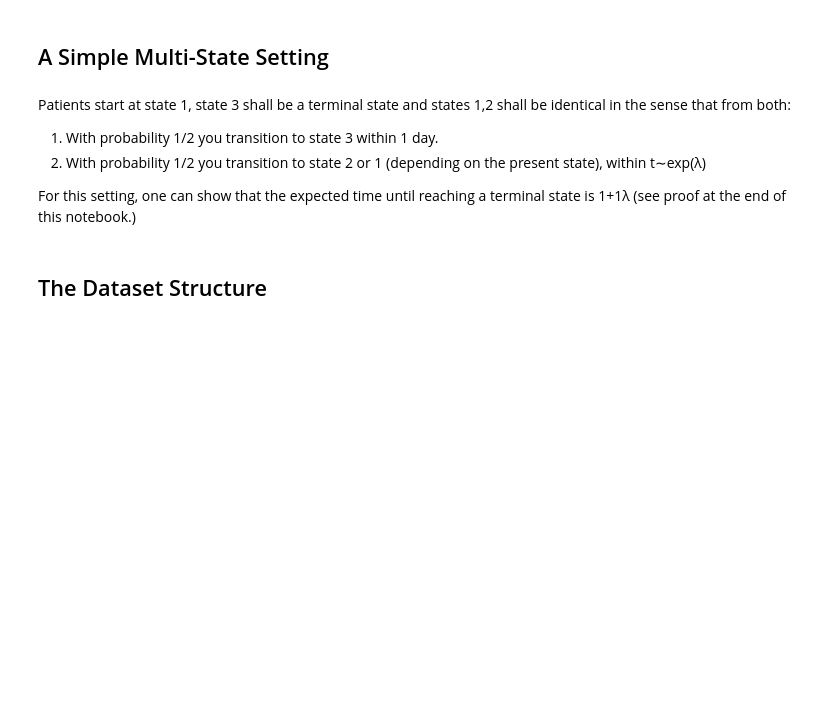
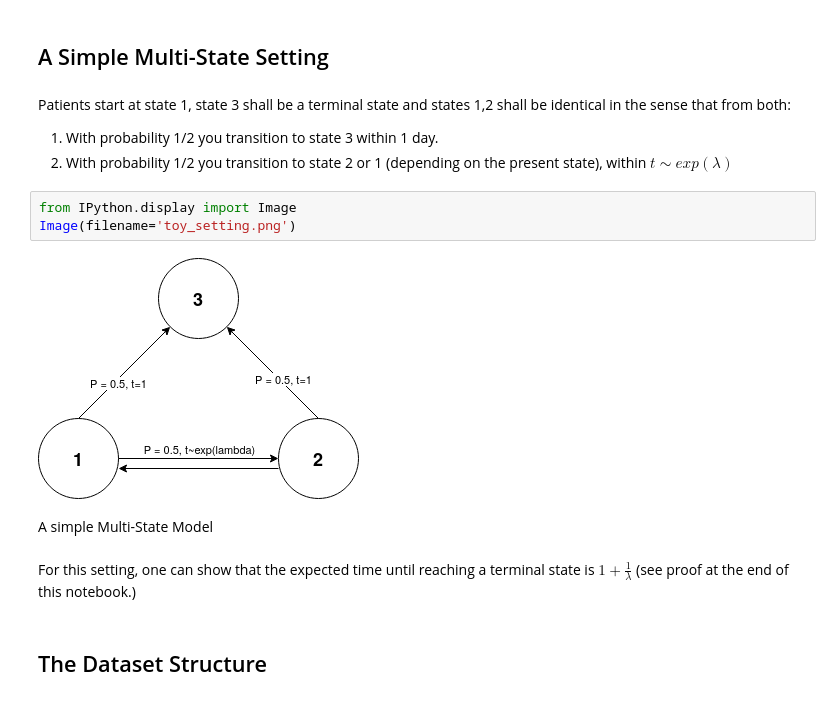
Before and after one commit to hrossman/pymsm, a Jupyter notebook: pymsm/examples/first_example.ipynb, the cells around one changed output. Saved outputs shown, nothing was run; the diff lists cells and outputs as text; blank space fills up the shorter version.

Commit message:
First example - add latex text, model figure

```diff
--- a/pymsm/examples/first_example.ipynb
+++ b/pymsm/examples/first_example.ipynb
@@ -20,9 +20,16 @@ In order to introduce the multi-state-model we shall use a much simpler setting
 Patients start at state 1, state 3 shall be a terminal state and states 1,2 shall be identical in the sense that from both:
 
 1. With probability 1/2 you transition to state 3 within 1 day.
-2. With probability 1/2 you transition to state 2 or 1 (depending on the present state), within t∼exp(λ)
-
-For this setting, one can show that the expected time until reaching a terminal state is 1+1λ (see proof at the end of this notebook.)
+2. With probability 1/2 you transition to state 2 or 1 (depending on the present state), within $t∼exp(λ)$
+# %%
+from IPython.display import Image
+Image(filename='toy_setting.png')
+# %% [output]
+[figure, added]
+# %% [markdown]
+A simple Multi-State Model
+# %% [markdown]
+For this setting, one can show that the expected time until reaching a terminal state is $1+\frac{1}{λ}$ (see proof at the end of this notebook.)
 # %% [markdown]
 ## The Dataset Structure
 # %% [markdown]
```
Also changed, not shown: parts of 19 cells of this notebook, 2 other files.
